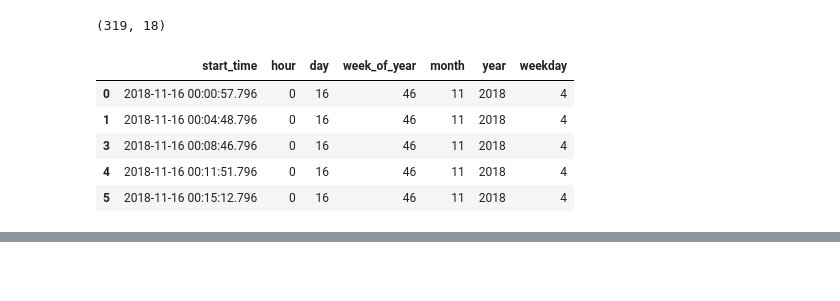
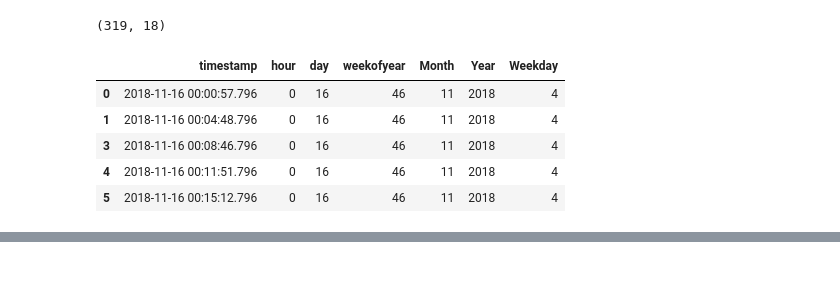
Before and after one commit to Patrick5455/sparkify-data-engineering, a Jupyter notebook: virtual_env_sparkify/etl.ipynb, the cells around one changed output, grey strips where cells are left out. Cells and saved outputs as stored; diff of their text form; code cells hidden in the pictures.

```diff
--- a/virtual_env_sparkify/etl.ipynb
+++ b/virtual_env_sparkify/etl.ipynb
@@ -173,19 +173,21 @@ df2.shape
 # %% [output]
 (319, 18)
 # %%
-time_data = {'start_time': t,
-             'hour': t.dt.hour,
-             'day':t.dt.day,
-             'week_of_year': t.dt.weekofyear,
-             'month':t.dt.month,
-             'year':t.dt.year,
-             'weekday':t.dt.weekday}
-# column_labels = ['Hour', 'Day', 'Month', 'Year', 'Weekday']
+# time_data = {'start_time': t,
+#              'hour': t.dt.hour,
+#              'day':t.dt.day,
+#              'week_of_year': t.dt.weekofyear,
+#              'month':t.dt.month,
+#              'year':t.dt.year,
+#              'weekday':t.dt.weekday}
+
+time_data = [t, t.dt.hour, t.dt.day, t.dt.weekofyear, t.dt.month, t.dt.year, t.dt.weekday]
+column_labels = ['timestamp','hour', 'day', 'weekofyear','Month', 'Year', 'Weekday']
 # %%
-time_df = pd.DataFrame(time_data)
+time_df = pd.DataFrame(dict(zip(column_labels, time_data)))
 time_df.head()
 # %% [output]
-|  | start_time | hour | day | week_of_year | month | year | weekday |
+|  | timestamp | hour | day | weekofyear | Month | Year | Weekday |
 | 0 | 2018-11-16 00:00:57.796 | 0 | 16 | 46 | 11 | 2018 | 4 |
 | 1 | 2018-11-16 00:04:48.796 | 0 | 16 | 46 | 11 | 2018 | 4 |
 | 3 | 2018-11-16 00:08:46.796 | 0 | 16 | 46 | 11 | 2018 | 4 |
```
Also changed, not shown: 2 other files.
